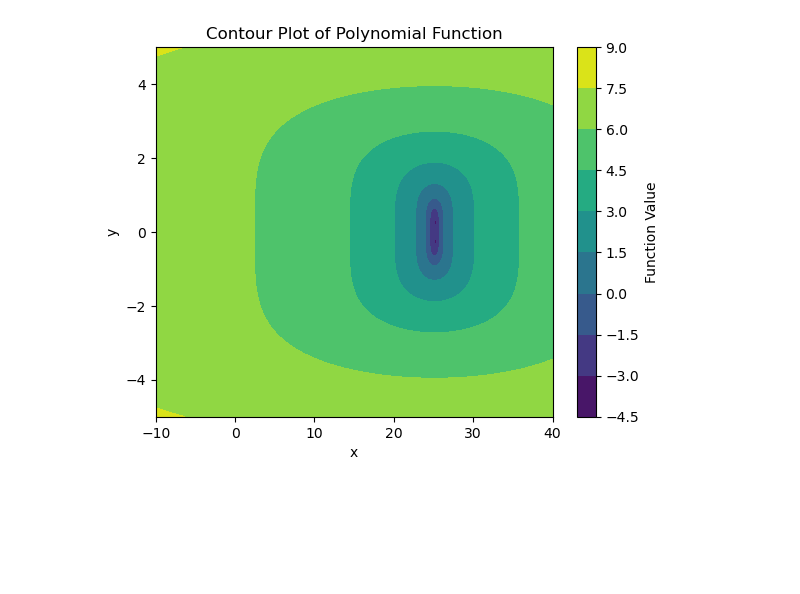
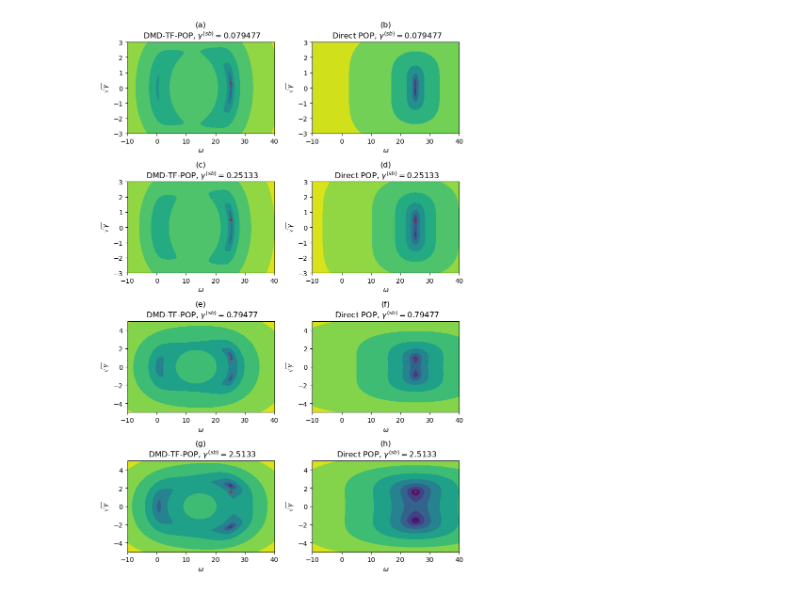
Before and after one commit to zpopovych/OQSID-thesis, a Jupyter notebook: POP_LME/plot_objectives.ipynb, the cells around one changed output. Cells and saved outputs as stored; diff of their text form; code cells hidden in the pictures; blank space fills up the shorter version.

Commit message:
Pliot objectives

```diff
--- a/POP_LME/plot_objectives.ipynb
+++ b/POP_LME/plot_objectives.ipynb
@@ -0,0 +1,17 @@
+# %%
+import h5py
+import sympy as sp
+
+g_list = [ "0.079477",  "0.25133", "0.79477", "2.5133", "7.9477", "25.133", "79.477", "251.33"]
+
+g = g_list[1]
+
+file = "../MODELS/POP_objectives_simple_2024-Jan-12_at_15-24.h5"
+
+with h5py.File(file, 'r') as file:
+    # Read the string stored under the key 'my_string_name'
+    polynomial_str = str(file['gamma_'+g]['pop_lme_objective'][()])
+    print("Loaded string:", polynomial_str)
+
+w, a = sp.symbols('w a')
+polynomial_expr = sp.sympify(polynomial_str[2:-1])
@@ -0,0 +20,24 @@
+# %%
+def read_pop_lme_objective_from_hdf5(file_path, gamma):
+
+    with h5py.File(file_path, 'r') as file:
+        # Read the string stored under the key 'my_string_name'
+        polynomial_str = str(file['gamma_'+gamma]['pop_lme_objective'][()])
+
+    w, a = sp.symbols('w a')
+    polynomial_expr = sp.sympify(polynomial_str[2:-1])
+    return(polynomial_expr)
+
+def read_dmd_tf_pop_objective_from_hdf5(file_path, gamma):
+
+    with h5py.File(file_path, 'r') as file:
+        # Read the string stored under the key 'my_string_name'
+        polynomial_str = str(file['gamma_'+gamma]['dmd_ts_pop_objective'][()])
+
+    w, a = sp.symbols('w a')
+    polynomial_expr = sp.sympify(polynomial_str[2:-1])
+    return(polynomial_expr)
+# %%
+polynomial_expr = read_pop_lme_objective_from_hdf5("../MODELS/POP_objectives_simple_2024-Jan-12_at_15-24.h5", "0.25133")
+
+polynomial_expr
@@ -81,6 +203,5 @@ $\displaystyle 1.6614201470103742 g^{4} - 0.264032152548434 g^{2} + 0.7832643536
-# %%
-w_range = (-10, 40)  # Specify the x range
-g_range = (-5, 5)  # Specify the y range
-plot_contour_plot(polynomial_expr, w_range, g_range)
-# %% [output]
-[figure, removed]
+# %%
+fig = obj_subplots(0,4)
+fig.savefig("Objectives_landscapes1.pdf")
+# %% [output]
+[figure, added]
```
Also changed, not shown: parts of 7 cells of this notebook, 20 other files.
